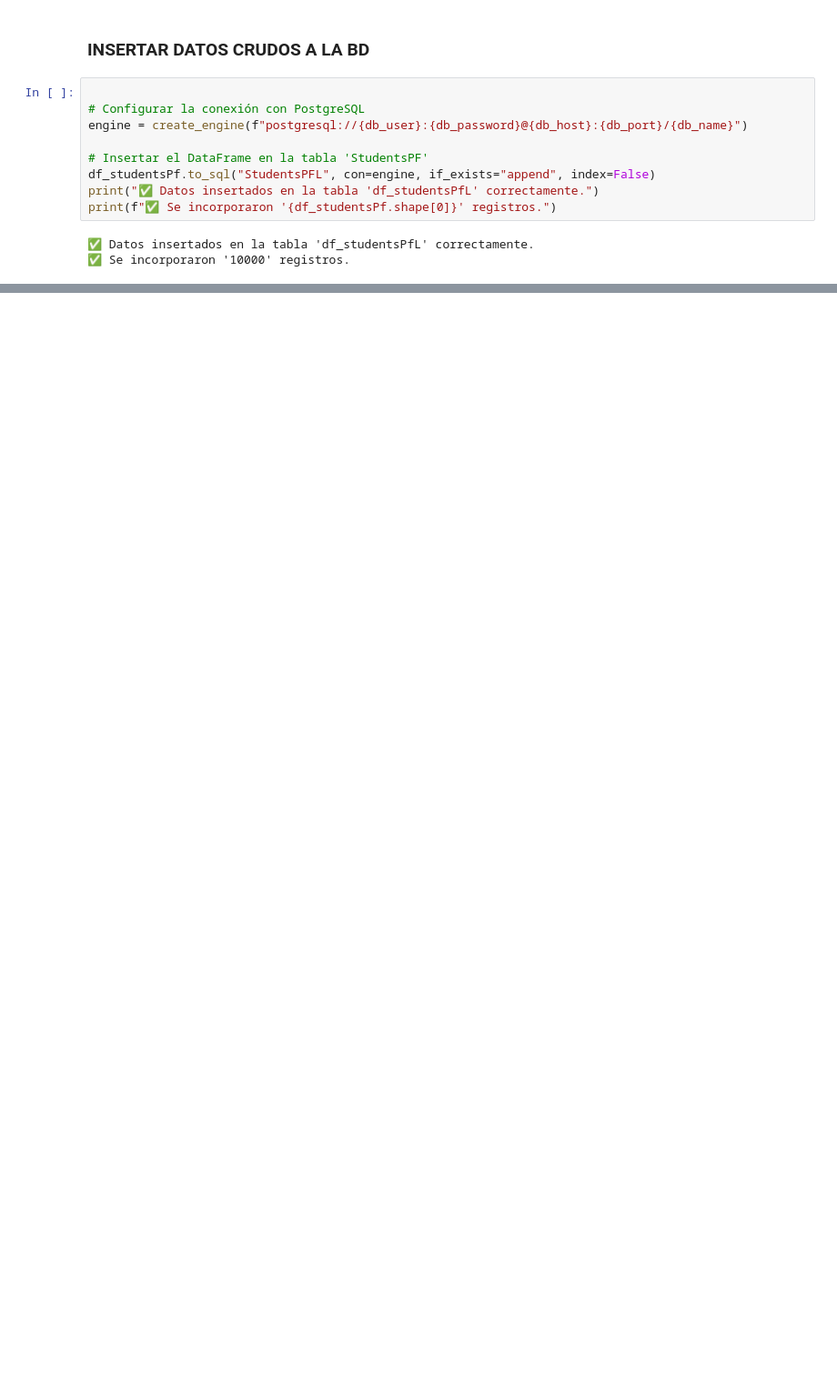
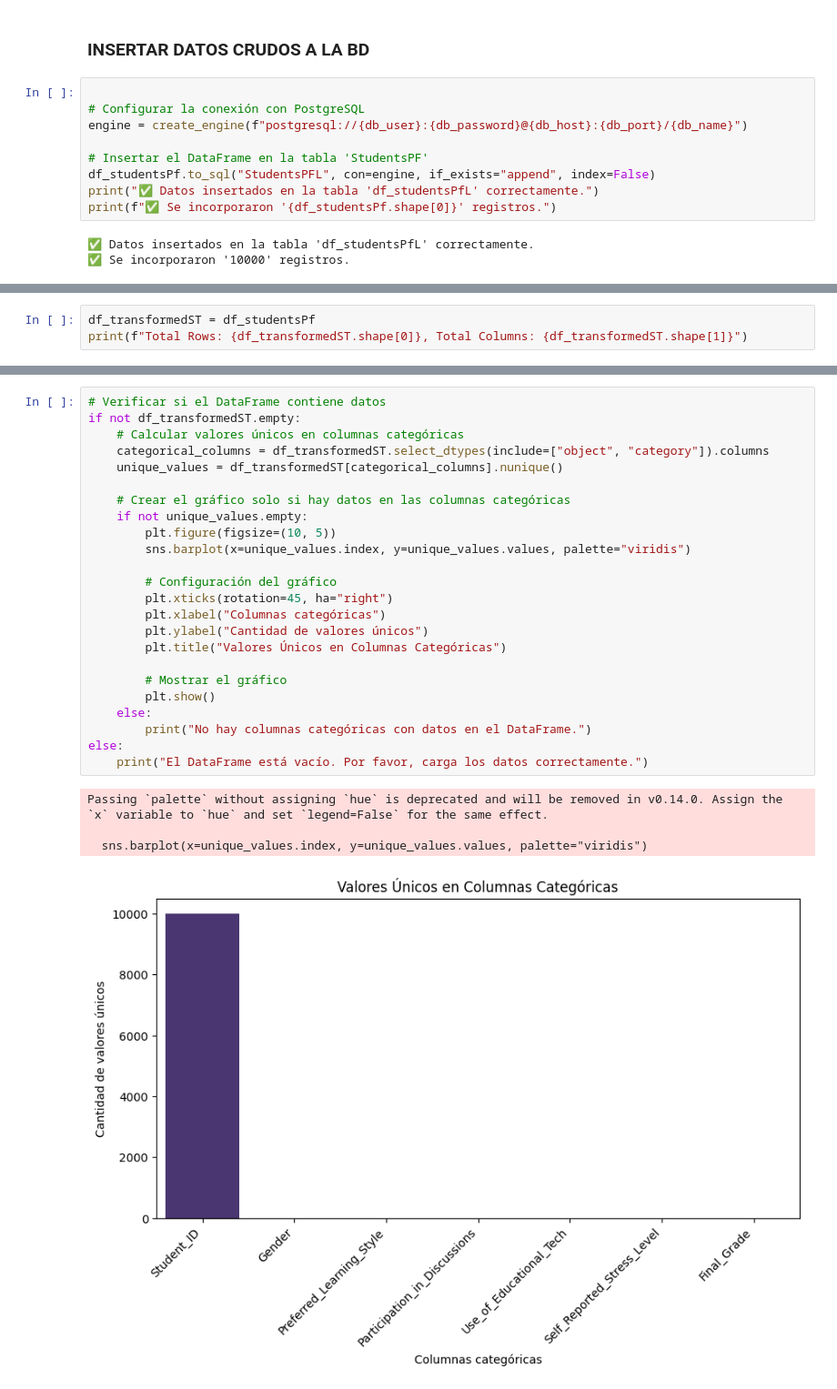
Before and after one commit to CfarinaValencia/StudensPerfomanceFactors_ETL, a Jupyter notebook: Fase1.ipynb, the cells around one changed output, grey strips where cells are left out. Shown at 91% size. Drawn from its saved outputs; the diff is of its cells as text; blank space fills up the shorter version.

```diff
--- a/Fase1.ipynb
+++ b/Fase1.ipynb
@@ -97,0 +104,3 @@ print(f"✅ Se incorporaron '{df_studentsPf.shape[0]}' registros.")
+# %%
+df_transformedST = df_studentsPf
+print(f"Total Rows: {df_transformedST.shape[0]}, Total Columns: {df_transformedST.shape[1]}")
@@ -97,0 +137,29 @@ print(f"✅ Se incorporaron '{df_studentsPf.shape[0]}' registros.")
+# %%
+# Verificar si el DataFrame contiene datos
+if not df_transformedST.empty:
+    # Calcular valores únicos en columnas categóricas
+    categorical_columns = df_transformedST.select_dtypes(include=["object", "category"]).columns
+    unique_values = df_transformedST[categorical_columns].nunique()
+
+    # Crear el gráfico solo si hay datos en las columnas categóricas
+    if not unique_values.empty:
+        plt.figure(figsize=(10, 5))
+        sns.barplot(x=unique_values.index, y=unique_values.values, palette="viridis")
+
+        # Configuración del gráfico
+        plt.xticks(rotation=45, ha="right")
+        plt.xlabel("Columnas categóricas")
+        plt.ylabel("Cantidad de valores únicos")
+        plt.title("Valores Únicos en Columnas Categóricas")
+
+        # Mostrar el gráfico
+        plt.show()
+    else:
+        print("No hay columnas categóricas con datos en el DataFrame.")
+else:
+    print("El DataFrame está vacío. Por favor, carga los datos correctamente.")
+# %% [output]
+Passing `palette` without assigning `hue` is deprecated and will be removed in v0.14.0. Assign the `x` variable to `hue` and set `legend=False` for the same effect.
+
+  sns.barplot(x=unique_values.index, y=unique_values.values, palette="viridis")
+[figure, added]
```
Also changed, not shown: parts of 31 cells of this notebook, 1 other file.
